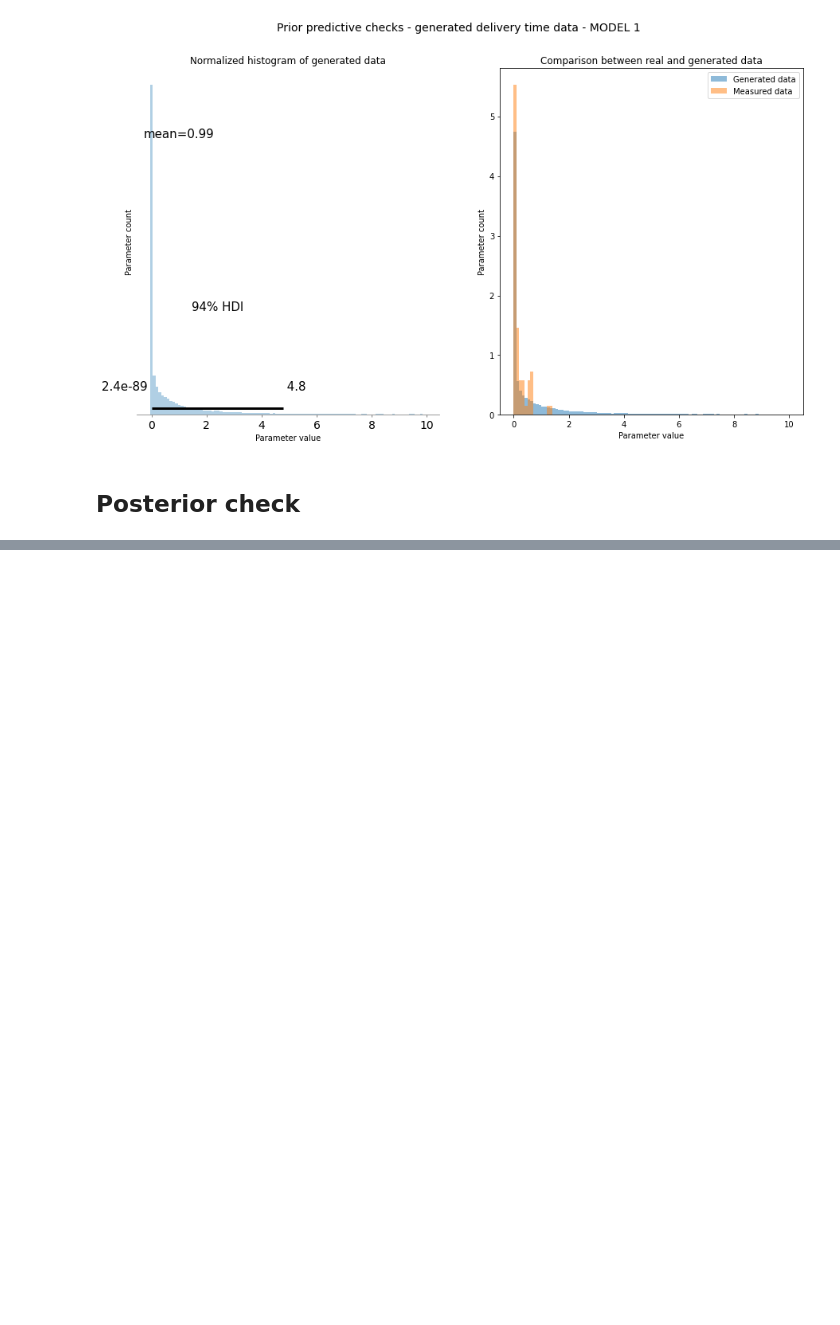
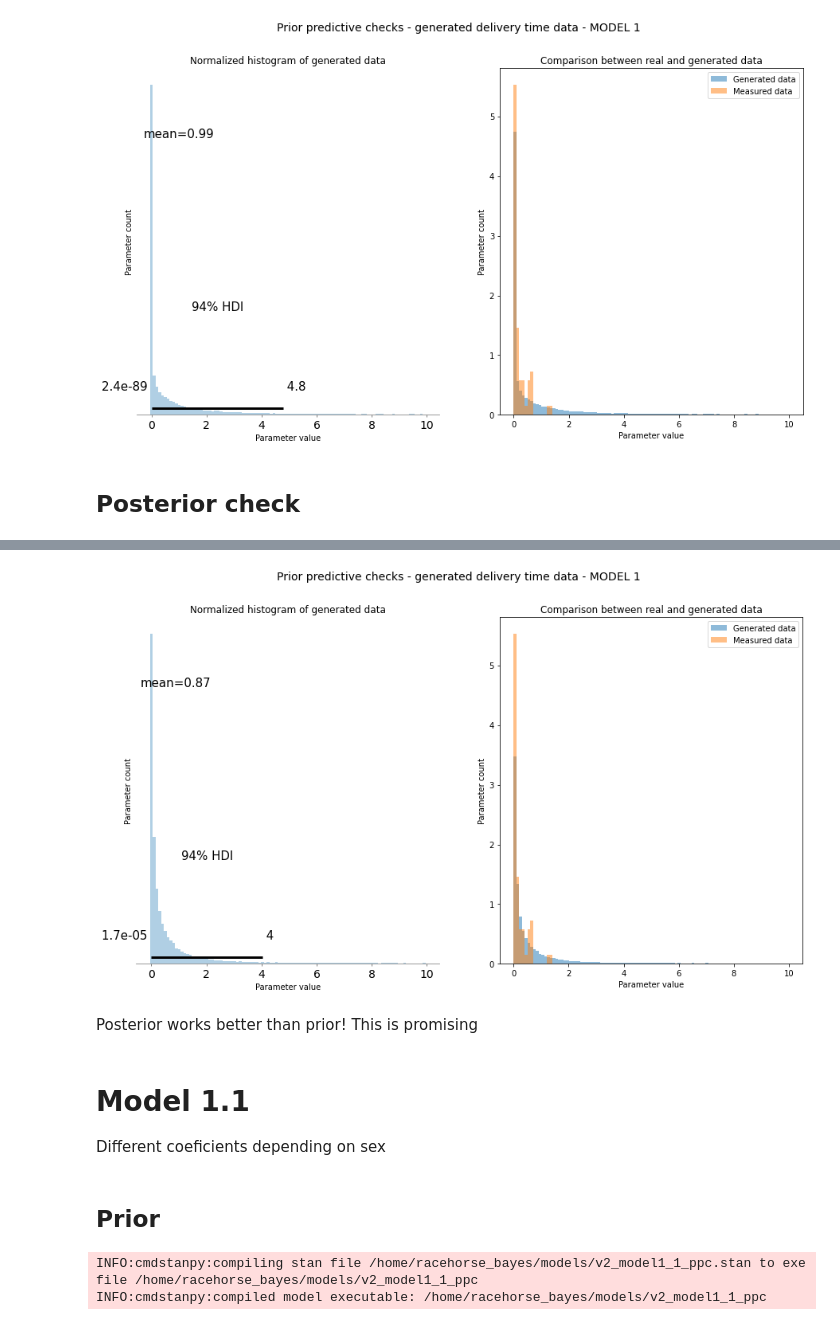
Before and after one commit to Motyleczek/racehorse_bayes, a Jupyter notebook: data_analysis_v2.ipynb, the cells around one changed output, grey strips where cells are left out. Saved outputs shown, nothing was run; the diff lists cells and outputs as text; code cells hidden in the pictures; blank space fills up the shorter version.

Commit message:
up to posterior model1_1

```diff
--- a/data_analysis_v2.ipynb
+++ b/data_analysis_v2.ipynb
@@ -184,4 +184,4 @@ plt.show()
 # %% [markdown]
 ## Posterior check
 # %%
-model_posterior1 = model_ppc1=CmdStanModel(stan_file='models/v2_model1_fit.stan')
+model1_posterior = model_ppc1=CmdStanModel(stan_file='models/v2_model1_post.stan')
@@ -187,0 +228,40 @@ model_posterior1 = model_ppc1=CmdStanModel(stan_file='models/v2_model1_fit.stan'
+# %%
+fig2, ax2= plt.subplots(1,2, figsize=(15,8))
+fig2.suptitle("Prior predictive checks - generated delivery time data - MODEL 1", fontsize=14)
+
+# get measurements
+model1_ppc_measurements = sim_post1.stan_variable('output_pred').flatten()  # flatten makes it row/column vector (one of these)
+
+# set bins
+bins = np.linspace(0, 10, 100)
+
+az.plot_posterior(model1_ppc_measurements[model1_ppc_measurements<10], kind='hist', ax=ax2[0], bins=bins, group='prior', backend="matplotlib", log=False)
+ax2[0].set_xlabel("Parameter value")
+ax2[0].set_ylabel("Parameter count")
+ax2[0].set_title("Normalized histogram of generated data")
+
+# # plot measurements
+ax2[1].hist(model1_ppc_measurements[model1_ppc_measurements<10], density=True, bins=bins,  alpha=0.5, label="Generated data")
+
+# compare with real data, density set to True because each data point sampled 999 times
+ax2[1].hist(df_copy['value_numeric'], density=True, bins=bins, alpha=0.5, label="Measured data", log=False)
+ax2[1].legend()
+ax2[1].set_xlabel("Parameter value")
+ax2[1].set_ylabel("Parameter count")
+ax2[1].set_title("Comparison between real and generated data")
+plt.show()
+# %% [output]
+[figure, added]
+# %% [markdown]
+Posterior works better than prior! This is promising
+# %% [markdown]
+# Model 1.1
+
+Different coeficients depending on sex
+# %% [markdown]
+## Prior
+# %%
+model1_1_ppc = CmdStanModel(stan_file='models/v2_model1_1_ppc.stan')
+# %% [output]
+INFO:cmdstanpy:compiling stan file /home/racehorse_bayes/models/v2_model1_1_ppc.stan to exe file /home/racehorse_bayes/models/v2_model1_1_ppc
+INFO:cmdstanpy:compiled model executable: /home/racehorse_bayes/models/v2_model1_1_ppc
```
Also changed, not shown: parts of 8 cells of this notebook.
